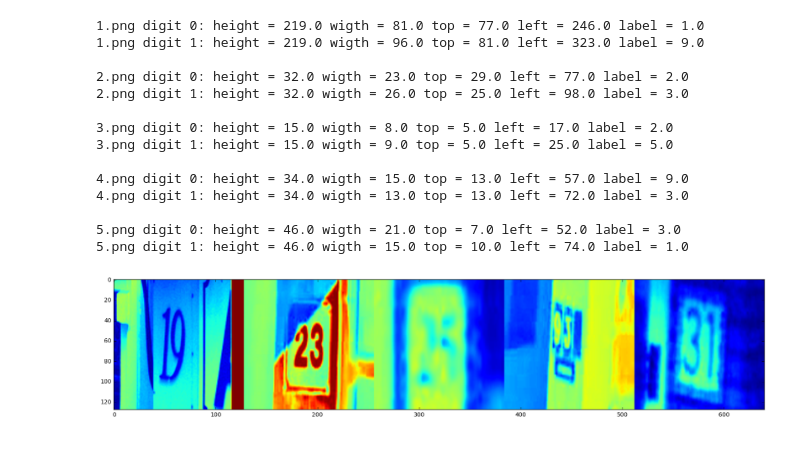
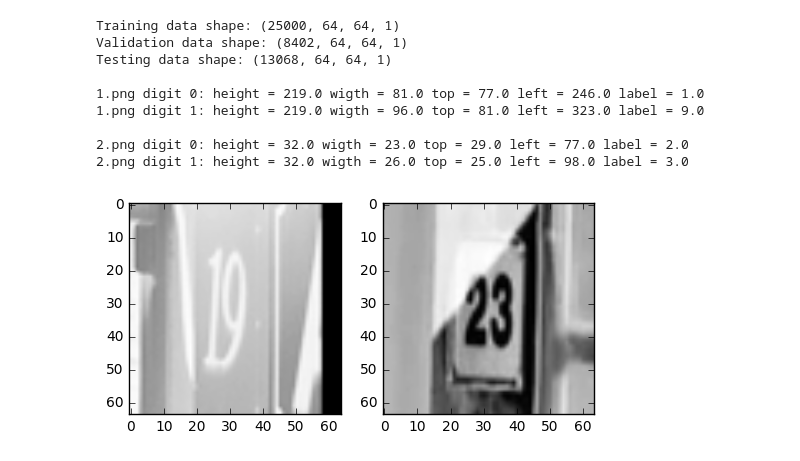
Before and after one commit to charlescc9/deep-learning-image-classification, a Jupyter notebook: svhn_large.ipynb, the cells around one changed output. Saved outputs shown, nothing was run; the diff lists cells and outputs as text; code cells hidden in the pictures.

Commit message:
feat: resized images to include channel

```diff
--- a/svhn_large.ipynb
+++ b/svhn_large.ipynb
@@ -48,8 +48,8 @@ train_metadata = extract_metadata(train_dir)
 test_metadata = extract_metadata(test_dir)
 # extra_metadata = extract_metadata(extra_dir)
 # %%
-# Lets look at a few images
-for i in xrange(1, 6):
+# look at a few images
+for i in xrange(1, 3):
     s = '\n'
     for j in xrange(len(train_metadata[str(i) + '.png'])):
         s += str(i) + '.png digit ' + str(j) + ':'
@@ -80,11 +71,12 @@ for i in xrange(1, 6):
 # %%
 # Open images, convert to grayscale, resize, convert to numpy, and normalize
-img_size = 128
 train_num = 25000
+img_size = 64
+channels_num = 1
 
-train_X = np.ndarray((train_num, img_size, img_size)).astype(np.float32)
-valid_X = np.ndarray((len(train_metadata) - train_num, img_size, img_size)).astype(np.float32)
-test_X = np.ndarray((len(test_metadata), img_size, img_size))
+train_X = np.ndarray((train_num, img_size, img_size, channels_num)).astype(np.float32)
+valid_X = np.ndarray((len(train_metadata) - train_num, img_size, img_size, channels_num)).astype(np.float32)
+test_X = np.ndarray((len(test_metadata), img_size, img_size, channels_num))
 
 for i in xrange(1, len(train_X) + 1):
     img = Image.open(train_dir + '/' + str(i) + '.png')
@@ -92,7 +84,8 @@ for i in xrange(1, len(train_X) + 1):
     img_resized = img_gray.resize((img_size, img_size), Image.ANTIALIAS)
     img_np = np.array(img_resized)
     img_normal = (img_np - (255.0 / 2.0)) / 255.0
-    train_X[i - 1,:,:] = img_normal
+    img_reshaped = img_normal.reshape((img_size, img_size, channels_num))
+    train_X[i - 1,:,:,:] = img_reshaped
 
 for i in xrange(len(valid_X)):
     img = Image.open(train_dir + '/' + str(i + len(train_X) + 1) + '.png')
@@ -100,7 +93,8 @@ for i in xrange(len(valid_X)):
     img_resized = img_gray.resize((img_size, img_size), Image.ANTIALIAS)
     img_np = np.array(img_resized)
     img_normal = (img_np - (255.0 / 2.0)) / 255.0
-    valid_X[i,:,:] = img_normal
+    img_reshaped = img_normal.reshape((img_size, img_size, channels_num))
+    valid_X[i,:,:,:] = img_reshaped
 
 for i in xrange(1, len(test_X) + 1):
     img = Image.open(train_dir + '/' + str(i) + '.png')
@@ -108,44 +102,37 @@ for i in xrange(1, len(test_X) + 1):
     img_resized = img_gray.resize((img_size, img_size), Image.ANTIALIAS)
     img_np = np.array(img_resized)
     img_normal = (img_np - (255.0 / 2.0)) / 255.0
-    test_X[i - 1,:,:] = img_normal
+    img_reshaped = img_normal.reshape((img_size, img_size, channels_num))
+    test_X[i - 1,:,:,:] = img_reshaped
 # %%
-for i in xrange(1, 6):
+# Make sure we preprocessed correctly
+print 'Training data shape: ' + str(train_X.shape)
+print 'Validation data shape: ' + str(valid_X.shape)
+print 'Testing data shape: ' + str(test_X.shape)
+
+for i in xrange(1, 3):
     s = '\n'
     for j in xrange(len(train_metadata[str(i) + '.png'])):
         s += str(i) + '.png digit ' + str(j) + ':'
         s += ' height = ' + str(train_metadata[str(i) + '.png'][j]['height'])
         s += ' wigth = ' + str(train_metadata[str(i) + '.png'][j]['width'])
         s += ' top = ' + str(train_metadata[str(i) + '.png'][j]['top'])
         s += ' left = ' + str(train_metadata[str(i) + '.png'][j]['left'])
         s += ' label = ' + str(train_metadata[str(i) + '.png'][j]['label'])
         s += '\n' if j != len(train_metadata[str(i) + '.png']) - 1 else ''
     print s
 
-zero = train_X[0,:,:]
-one = train_X[1,:,:]
-two = train_X[2,:,:]
-three = train_X[3,:,:]
-four = train_X[4,:,:]
-total = np.concatenate((zero, one, two, three, four), axis=1)
-
-%matplotlib inline
-plt.figure(figsize=(20,10))
-plt.imshow(total)
-plt.show()
+_, (sp1, sp2) = plt.subplots(1, 2)
+sp1.imshow(train_X[0].reshape(img_size, img_size), cmap=plt.cm.Greys);
+sp2.imshow(train_X[1].reshape(img_size, img_size), cmap=plt.cm.Greys);
 # %% [output]
+Training data shape: (25000, 64, 64, 1)
+Validation data shape: (8402, 64, 64, 1)
+Testing data shape: (13068, 64, 64, 1)
+
 1.png digit 0: height = 219.0 wigth = 81.0 top = 77.0 left = 246.0 label = 1.0
 1.png digit 1: height = 219.0 wigth = 96.0 top = 81.0 left = 323.0 label = 9.0
 
 2.png digit 0: height = 32.0 wigth = 23.0 top = 29.0 left = 77.0 label = 2.0
 2.png digit 1: height = 32.0 wigth = 26.0 top = 25.0 left = 98.0 label = 3.0
-
-3.png digit 0: height = 15.0 wigth = 8.0 top = 5.0 left = 17.0 label = 2.0
-3.png digit 1: height = 15.0 wigth = 9.0 top = 5.0 left = 25.0 label = 5.0
-
-4.png digit 0: height = 34.0 wigth = 15.0 top = 13.0 left = 57.0 label = 9.0
-4.png digit 1: height = 34.0 wigth = 13.0 top = 13.0 left = 72.0 label = 3.0
-
-5.png digit 0: height = 46.0 wigth = 21.0 top = 7.0 left = 52.0 label = 3.0
-5.png digit 1: height = 46.0 wigth = 15.0 top = 10.0 left = 74.0 label = 1.0
-[figure, old version]
+[figure, new version]
```
Also changed, not shown: parts of 1 cell of this notebook.
